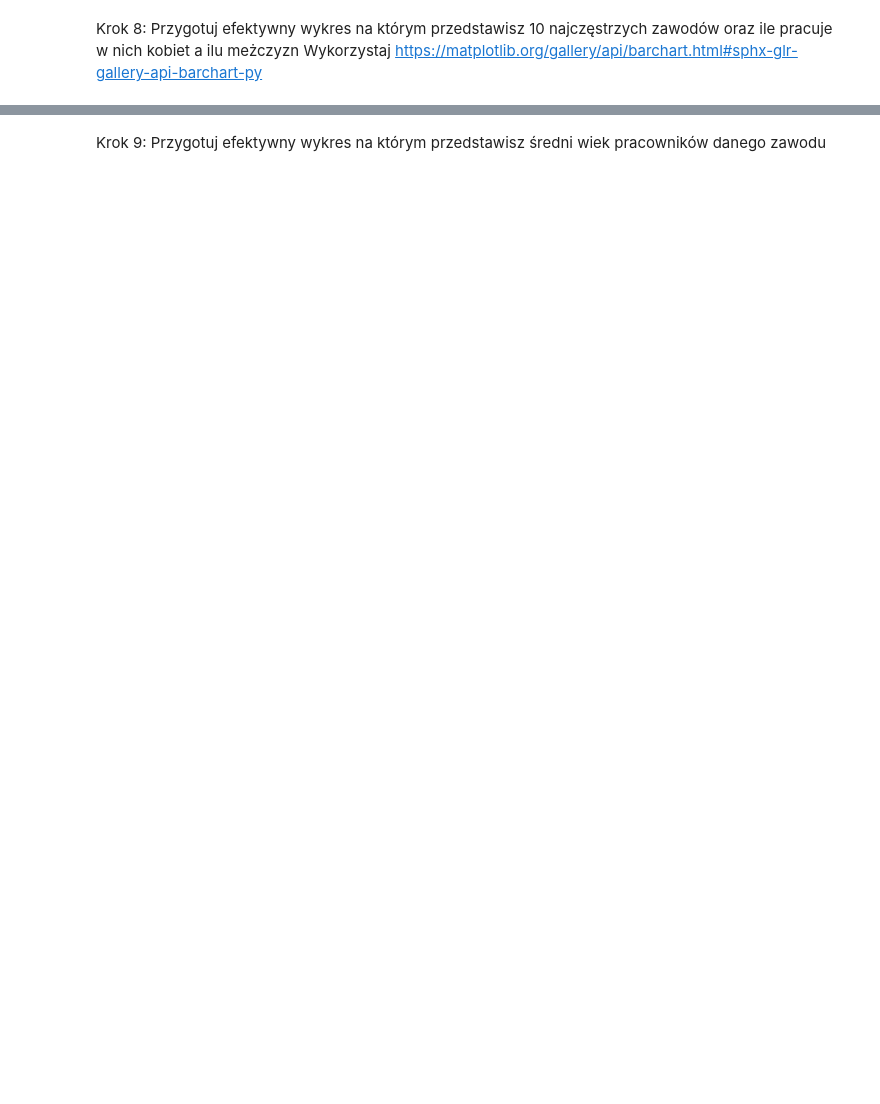
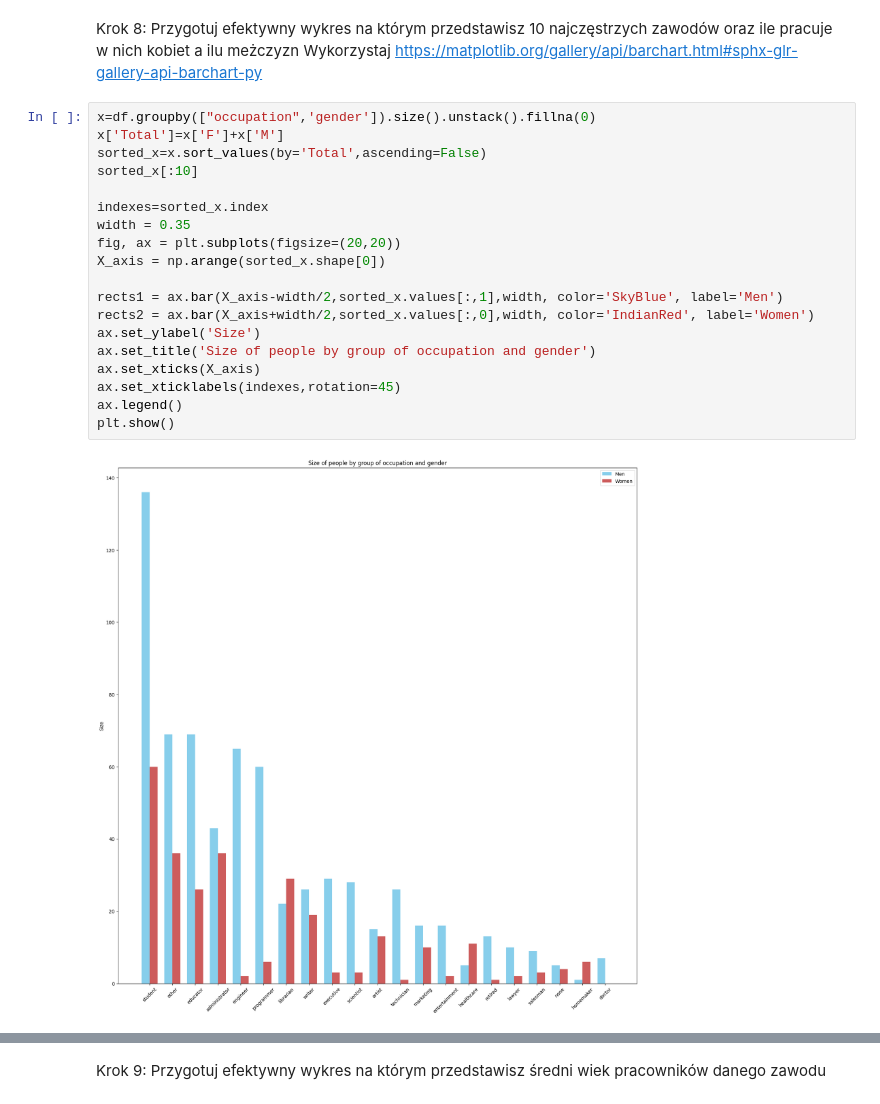
Before and after one commit to Sebastianyyy/effective-python-labs-uj, a Jupyter notebook: lab12.ipynb, the cells around one changed output, grey strips where cells are left out. Cells and saved outputs as stored; diff of their text form; blank space fills up the shorter version.

```diff
--- a/lab12.ipynb
+++ b/lab12.ipynb
@@ -215,3 +304,24 @@ Przygotuj dwa wykresy:
 # %% [markdown]
 Krok 8: Przygotuj efektywny wykres na którym przedstawisz 10 najczęstrzych zawodów oraz ile pracuje w nich kobiet a ilu meżczyzn
 Wykorzystaj https://matplotlib.org/gallery/api/barchart.html#sphx-glr-gallery-api-barchart-py
+# %%
+x=df.groupby(["occupation",'gender']).size().unstack().fillna(0)
+x['Total']=x['F']+x['M']
+sorted_x=x.sort_values(by='Total',ascending=False)
+sorted_x[:10]
+
+indexes=sorted_x.index
+width = 0.35
+fig, ax = plt.subplots(figsize=(20,20))
+X_axis = np.arange(sorted_x.shape[0])
+
+rects1 = ax.bar(X_axis-width/2,sorted_x.values[:,1],width, color='SkyBlue', label='Men')
+rects2 = ax.bar(X_axis+width/2,sorted_x.values[:,0],width, color='IndianRed', label='Women')
+ax.set_ylabel('Size')
+ax.set_title('Size of people by group of occupation and gender')
+ax.set_xticks(X_axis)
+ax.set_xticklabels(indexes,rotation=45)
+ax.legend()
+plt.show()
+# %% [output]
+[figure, added]
```
Also changed, not shown: parts of 13 cells of this notebook.
